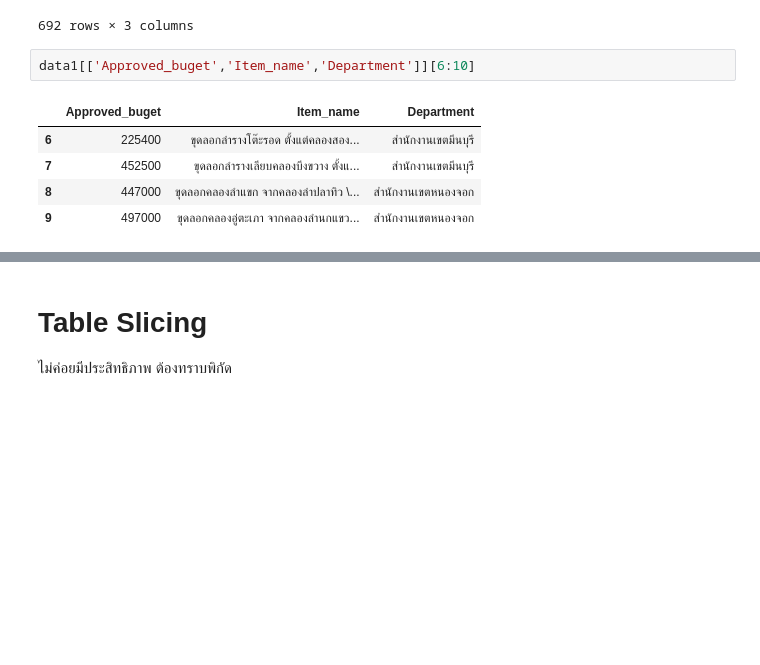
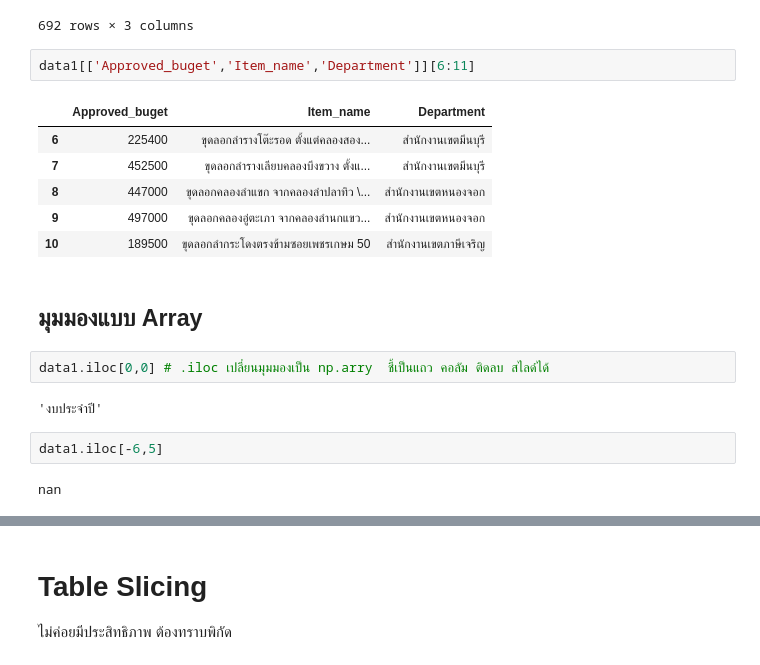
Before and after one commit to SettaChai022/Python_dataviz2023, a Jupyter notebook: Pandas101.ipynb, the cells around one changed output, grey strips where cells are left out. Saved outputs shown, nothing was run; the diff lists cells and outputs as text; blank space fills up the shorter version.

```diff
--- a/Pandas101.ipynb
+++ b/Pandas101.ipynb
@@ -197,10 +185,21 @@ data1[['Approved_buget','Item_name','Department']]
 | 691 | 7578000 | ขุดลอกคลองบางบอนต่อจากของเดิมถึงค... | สำนักงานเขตบางบอน |
 692 rows × 3 columns
 # %%
-data1[['Approved_buget','Item_name','Department']][6:10]
+data1[['Approved_buget','Item_name','Department']][6:11]
 # %% [output]
 |  | Approved_buget | Item_name | Department |
 | 6 | 225400 | ขุดลอกลำรางโต๊ะรอด ตั้งแต่คลองสอง... | สำนักงานเขตมีนบุรี |
 | 7 | 452500 | ขุดลอกลำรางเลียบคลองบึงขวาง ตั้งแ... | สำนักงานเขตมีนบุรี |
 | 8 | 447000 | ขุดลอกคลองลำแขก จากคลองลำปลาทิว \... | สำนักงานเขตหนองจอก |
 | 9 | 497000 | ขุดลอกคลองอู่ตะเภา จากคลองลำนกแขว... | สำนักงานเขตหนองจอก |
+| 10 | 189500 | ขุดลอกลำกระโดงตรงข้ามซอยเพชรเกษม 50 | สำนักงานเขตภาษีเจริญ |
+# %% [markdown]
+## มุมมองแบบ Array
+# %%
+data1.iloc[0,0] # .iloc เปลี่ยนมุมมองเป็น np.arry  ชี้เป็นแถว คอลัม ติดลบ สไลด์ได้
+# %% [output]
+'งบประจำปี'
+# %%
+data1.iloc[-6,5]
+# %% [output]
+nan
```
Also changed, not shown: parts of 46 cells of this notebook.
